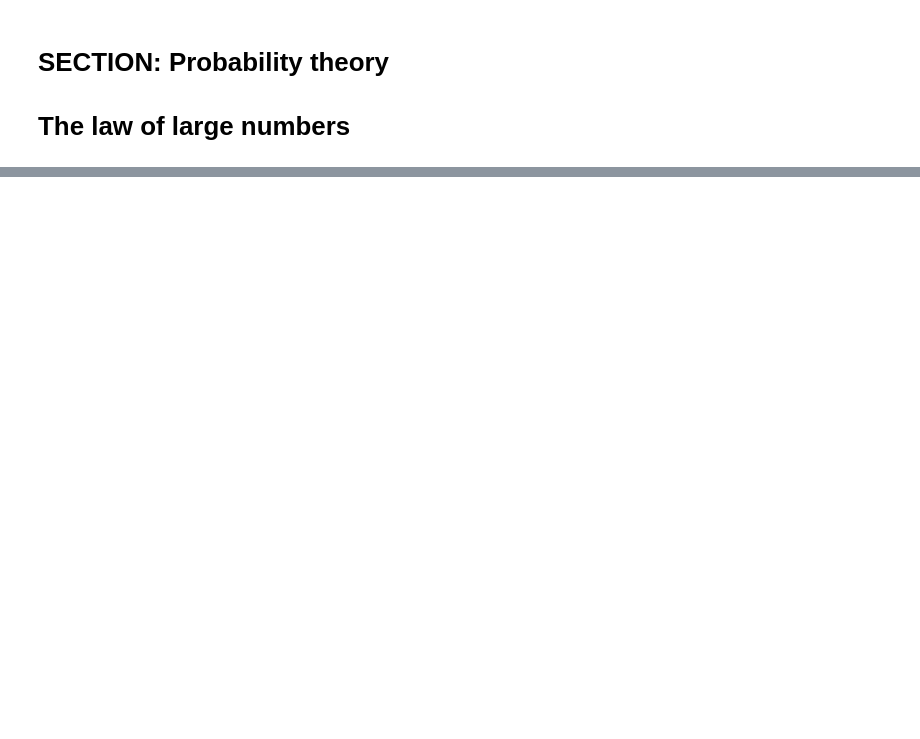
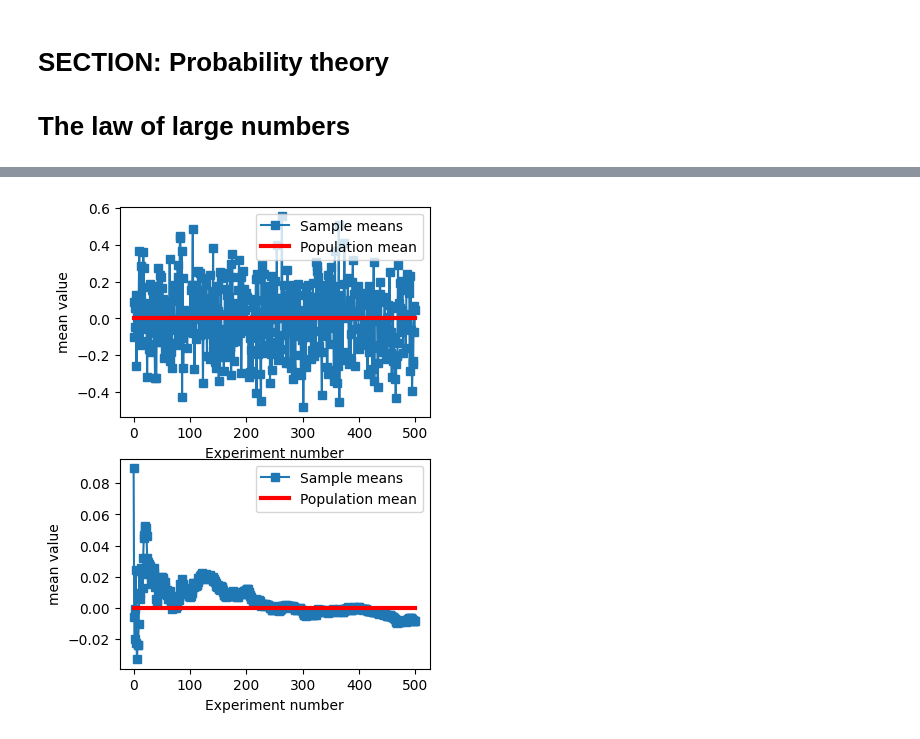
Before and after one commit to SiracencoSerghei/Statistics_and_ML, a Jupyter notebook: 2.4_probability_theory/stats_probtheory_LawLargeNumbers.ipynb, the cells around one changed output, grey strips where cells are left out. Cells and saved outputs as stored; diff of their text form; code cells hidden in the pictures; blank space fills up the shorter version.

```diff
--- a/2.4_probability_theory/stats_probtheory_LawLargeNumbers.ipynb
+++ b/2.4_probability_theory/stats_probtheory_LawLargeNumbers.ipynb
@@ -56,37 +103,39 @@ print( np.mean(sampleAve[:9]) )
 ## Another example from a previous lecture (sampleVariability) (slightly adapted)
 
 # generate population data with known mean
-populationN = 1000000
+populationN = 1_000_000
 population = np.random.randn(populationN)
 population = population - np.mean(population)  # demean
 
 
 # get means of samples
 samplesize   = 30
 numberOfExps = 500
 samplemeans  = np.zeros(numberOfExps)
 
 for expi in range(numberOfExps):
     # get a sample and compute its mean
     sampleidx = np.random.randint(0,populationN,samplesize)
     samplemeans[expi] = np.mean(population[ sampleidx ])
 
 
 # show the results!
 fig,ax = plt.subplots(2,1,figsize=(4,6))
 ax[0].plot(samplemeans,'s-')
 ax[0].plot([0,numberOfExps],[np.mean(population),np.mean(population)],'r',linewidth=3)
 ax[0].set_xlabel('Experiment number')
 ax[0].set_ylabel('mean value')
 ax[0].legend(('Sample means','Population mean'))
 
 ax[1].plot(np.cumsum(samplemeans) / np.arange(1,numberOfExps+1),'s-')
 ax[1].plot([0,numberOfExps],[np.mean(population),np.mean(population)],'r',linewidth=3)
 ax[1].set_xlabel('Experiment number')
 ax[1].set_ylabel('mean value')
 ax[1].legend(('Sample means','Population mean'))
 
 plt.show()
+# %% [output]
+[figure, added]
 # %%
 ## some foreshadowing...
 
```
Also changed, not shown: parts of 7 cells of this notebook.
